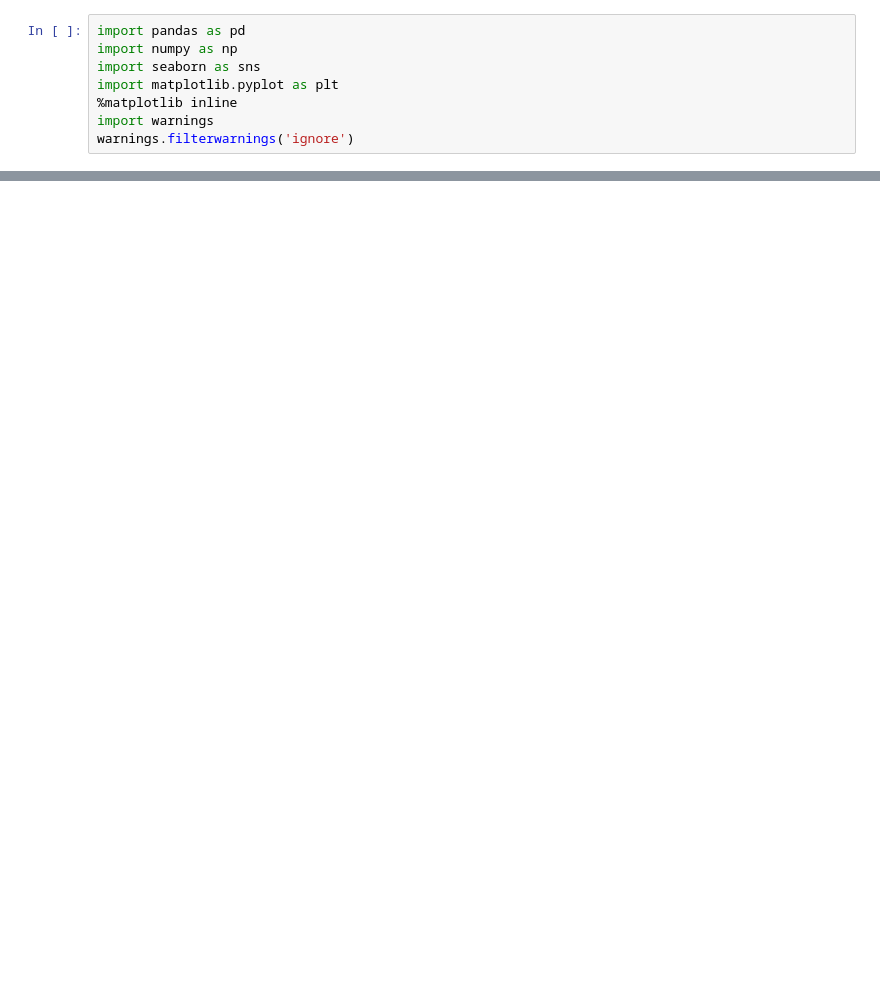
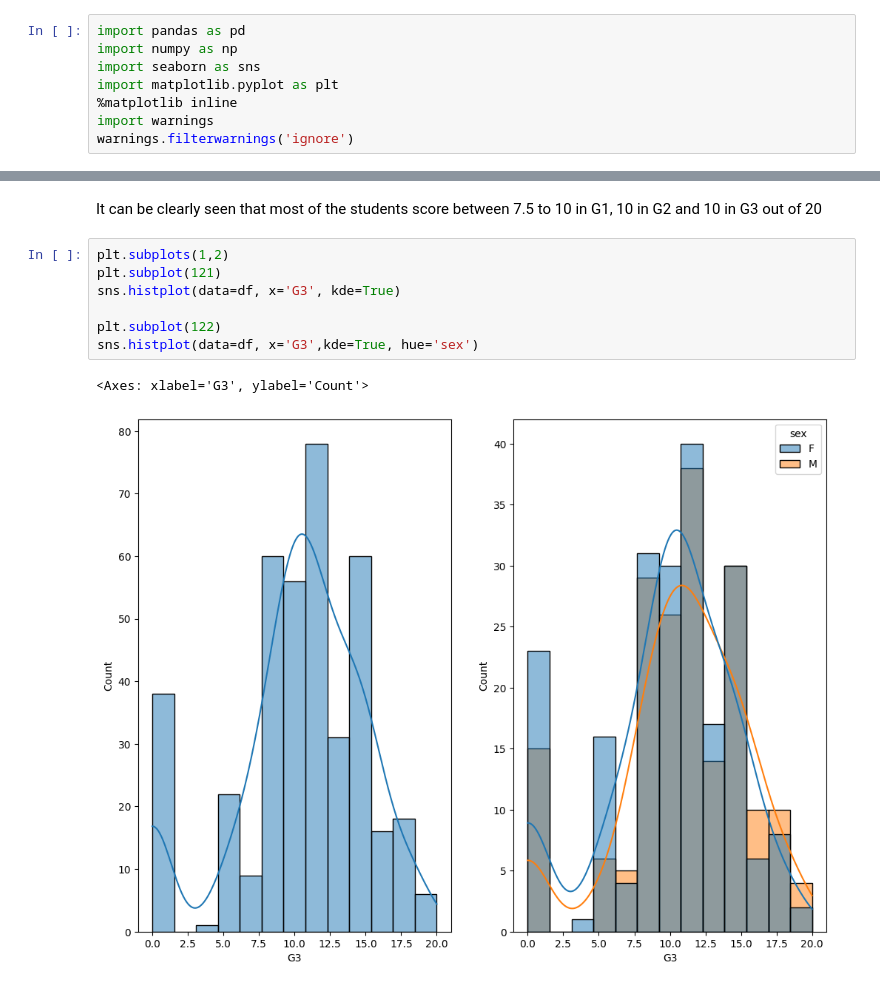
Before and after one commit to madhura824/studentPerformanceIndicator, a Jupyter notebook: notebook/data/1_EDA_STUDENT_PERFORMANCE.ipynb, the cells around one changed output, grey strips where cells are left out. Drawn from its saved outputs; the diff is of its cells as text; blank space fills up the shorter version.

```diff
--- a/notebook/data/1_EDA_STUDENT_PERFORMANCE.ipynb
+++ b/notebook/data/1_EDA_STUDENT_PERFORMANCE.ipynb
@@ -19,0 +176,12 @@ df.head()
+# %% [markdown]
+It can be clearly seen that most of the students score between 7.5 to 10 in G1, 10 in G2 and 10 in G3 out of 20
+# %%
+plt.subplots(1,2)
+plt.subplot(121)
+sns.histplot(data=df, x='G3', kde=True)
+
+plt.subplot(122)
+sns.histplot(data=df, x='G3',kde=True, hue='sex')
+# %% [output]
+<Axes: xlabel='G3', ylabel='Count'>
+[figure, added]
```
Also changed, not shown: parts of 17 cells of this notebook, 5 other files.
